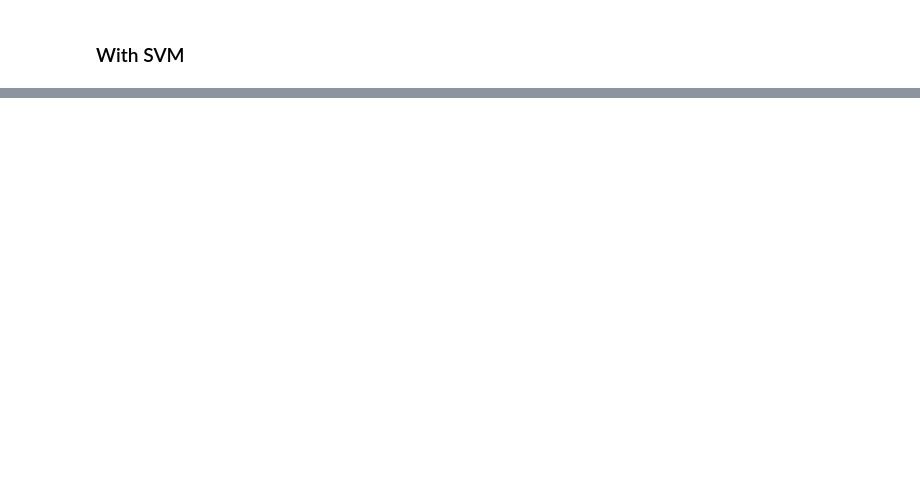
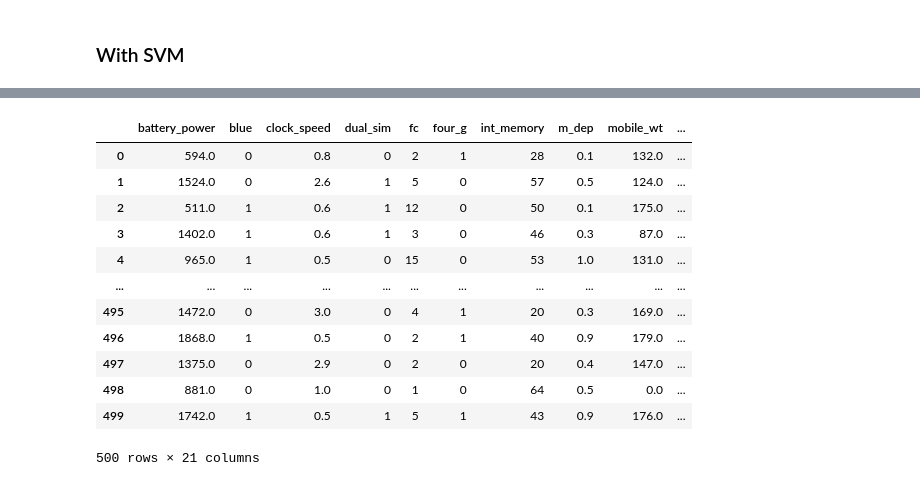
Before and after one commit to Meridolian/smartphone_classification, a Jupyter notebook: smartphones_classification.ipynb, the cells around one changed output, grey strips where cells are left out. Drawn from its saved outputs; the diff is of its cells as text; code cells hidden in the pictures; blank space fills up the shorter version.

```diff
--- a/smartphones_classification.ipynb
+++ b/smartphones_classification.ipynb
@@ -290,0 +288,5 @@ Max : 96.81%
+# %%
+from sklearn.linear_model import LogisticRegression
+
+pipeline = make_pipeline(StandardScaler(), LogisticRegression())
+pipeline.get_params()
@@ -290,0 +311,11 @@ Max : 96.81%
+# %%
+param_distributions = {
+    "logisticregression__C": [1 , 0.5, 0.1, 0.05, 0.01],
+    "logisticregression__max_iter": loguniform(50, 500)
+}
+logisticregression_model = RandomizedSearchCV(pipeline, param_distributions)
+cv = ShuffleSplit(n_splits=10, test_size=0.25, random_state=0)
+scores = cross_val_score(logisticregression_model, data_train, target_train, cv=cv)
+models_scores.append({"logisticregression_model": round(scores.mean() - scores.std(), 3)})
+print(f"Accuracy score by cross-validation combined with hyperparameters "
+      f"search:\n{scores.mean():.3f} +/- {scores.std():.3f}")
@@ -329,0 +420,5 @@ Max : 91.49%
+# %%
+data_test = df_test[["battery_power", "ram", "px_width", "px_height"]]
+logisticregression_model.fit(data_train, target_train)
+price_range = logisticregression_model.predict(data_test)
+price_range
@@ -329,0 +443,18 @@ Max : 91.49%
+# %%
+df_test["price_range"] = price_range
+df_test.to_csv("TP_test.csv")
+df_test
+# %% [output]
+|  | battery_power | blue | clock_speed | dual_sim | fc | four_g | int_memory | m_dep | mobile_wt | ... |
+| 0 | 594.0 | 0 | 0.8 | 0 | 2 | 1 | 28 | 0.1 | 132.0 | ... |
+| 1 | 1524.0 | 0 | 2.6 | 1 | 5 | 0 | 57 | 0.5 | 124.0 | ... |
+| 2 | 511.0 | 1 | 0.6 | 1 | 12 | 0 | 50 | 0.1 | 175.0 | ... |
+| 3 | 1402.0 | 1 | 0.6 | 1 | 3 | 0 | 46 | 0.3 | 87.0 | ... |
+| 4 | 965.0 | 1 | 0.5 | 0 | 15 | 0 | 53 | 1.0 | 131.0 | ... |
+| ... | ... | ... | ... | ... | ... | ... | ... | ... | ... | ... |
+| 495 | 1472.0 | 0 | 3.0 | 0 | 4 | 1 | 20 | 0.3 | 169.0 | ... |
+| 496 | 1868.0 | 1 | 0.5 | 0 | 2 | 1 | 40 | 0.9 | 179.0 | ... |
+| 497 | 1375.0 | 0 | 2.9 | 0 | 2 | 0 | 20 | 0.4 | 147.0 | ... |
+| 498 | 881.0 | 0 | 1.0 | 0 | 1 | 0 | 64 | 0.5 | 0.0 | ... |
+| 499 | 1742.0 | 1 | 0.5 | 1 | 5 | 1 | 43 | 0.9 | 176.0 | ... |
+500 rows × 21 columns
```
Also changed, not shown: parts of 18 cells of this notebook, 1 other file.
